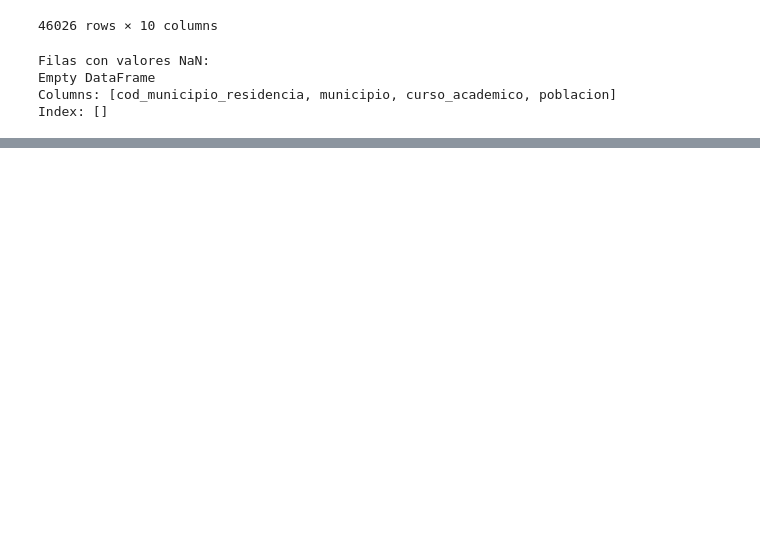
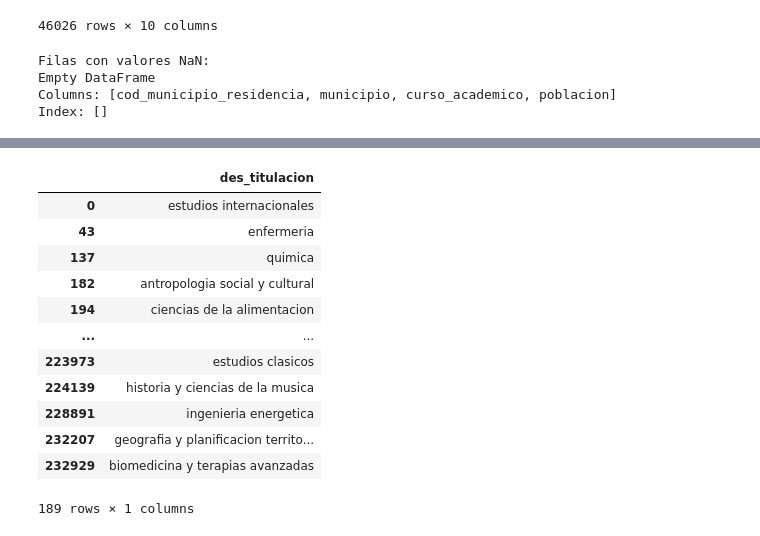
Before and after one commit to paulamielgo/Univaciada_data, a Jupyter notebook: preprocessing.ipynb, the cells around one changed output, grey strips where cells are left out. Cells and saved outputs as stored; diff of their text form; code cells hidden in the pictures; blank space fills up the shorter version.

```diff
--- a/preprocessing.ipynb
+++ b/preprocessing.ipynb
@@ -143,0 +236,23 @@ df_merged.to_csv('matricula.csv', index=False)  # index=False para no guardar el
+# %%
+#Cuantas titulaciones diferentes quedan?
+pd.set_option("display.max_rows",20)
+pd.set_option("display.max_colwidth", None)
+distinct_values = df_acceso['des_titulacion'].drop_duplicates()
+
+# Convertir los valores únicos en un DataFrame
+distinct_df = pd.DataFrame(distinct_values, columns=['des_titulacion'])
+distinct_df
+# %% [output]
+|  | des_titulacion |
+| 0 | estudios internacionales |
+| 43 | enfermeria |
+| 137 | quimica |
+| 182 | antropologia social y cultural |
+| 194 | ciencias de la alimentacion |
+| ... | ... |
+| 223973 | estudios clasicos |
+| 224139 | historia y ciencias de la musica |
+| 228891 | ingenieria energetica |
+| 232207 | geografia y planificacion territo... |
+| 232929 | biomedicina y terapias avanzadas |
+189 rows × 1 columns
```
Also changed, not shown: parts of 7 cells of this notebook.
